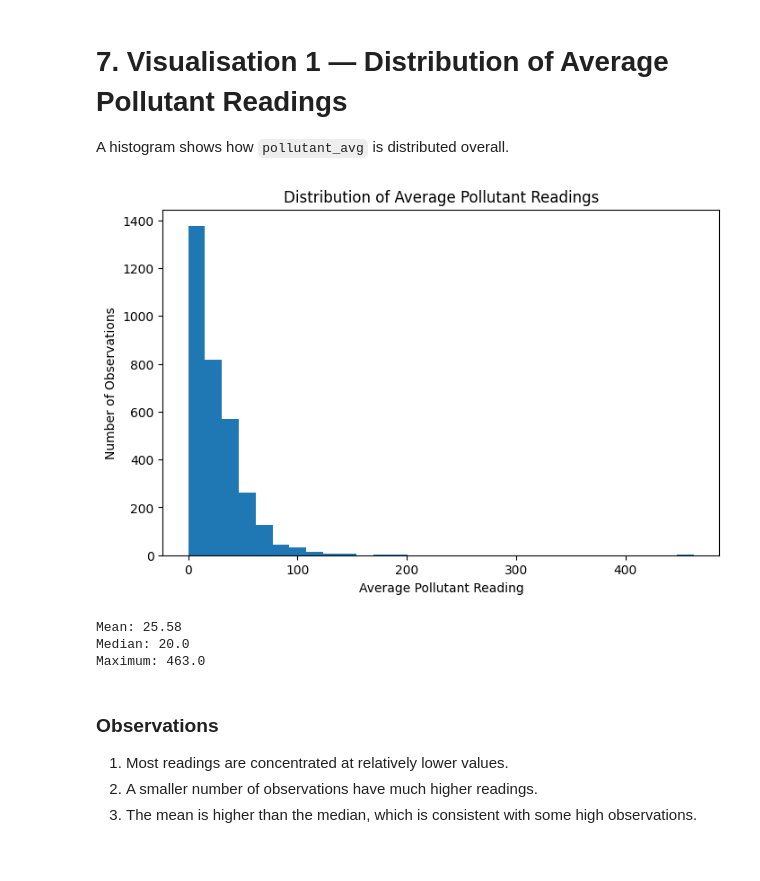
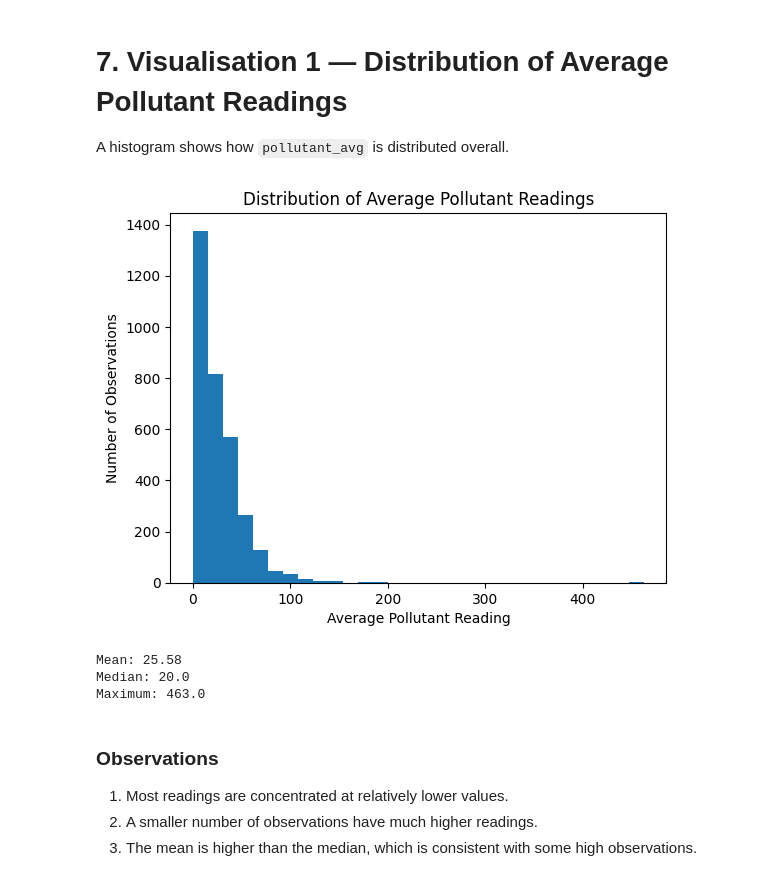
Before and after one commit to aggarwalriyansh914-oss/AirQualityAnalysis, a Jupyter notebook: main.ipynb, the cells around one changed output. Saved outputs shown, nothing was run; the diff lists cells and outputs as text; code cells hidden in the pictures.

Commit message:
Update air quality analysis notebook

```diff
--- a/main.ipynb
+++ b/main.ipynb
@@ -373,18 +375,18 @@ The fixed seed makes the same random selection reproducible.
 
 A histogram shows how `pollutant_avg` is distributed overall.
 # %%
-plt.figure(figsize=(8, 5))
-plt.hist(analysis_df["pollutant_avg"], bins=30)
+# plt.figure(figsize=(8, 5))
+plt.hist(analysis_df["pollutant_avg"],bins=30)
 plt.title("Distribution of Average Pollutant Readings")
 plt.xlabel("Average Pollutant Reading")
 plt.ylabel("Number of Observations")
 plt.show()
 
 print("Mean:", round(analysis_df["pollutant_avg"].mean(), 2))
 print("Median:", round(analysis_df["pollutant_avg"].median(), 2))
 print("Maximum:", round(analysis_df["pollutant_avg"].max(), 2))
 # %% [output]
-[figure, old version]
+[figure, new version]
 Mean: 25.58
 Median: 20.0
 Maximum: 463.0
```
Also changed, not shown: parts of 1 cell of this notebook.
